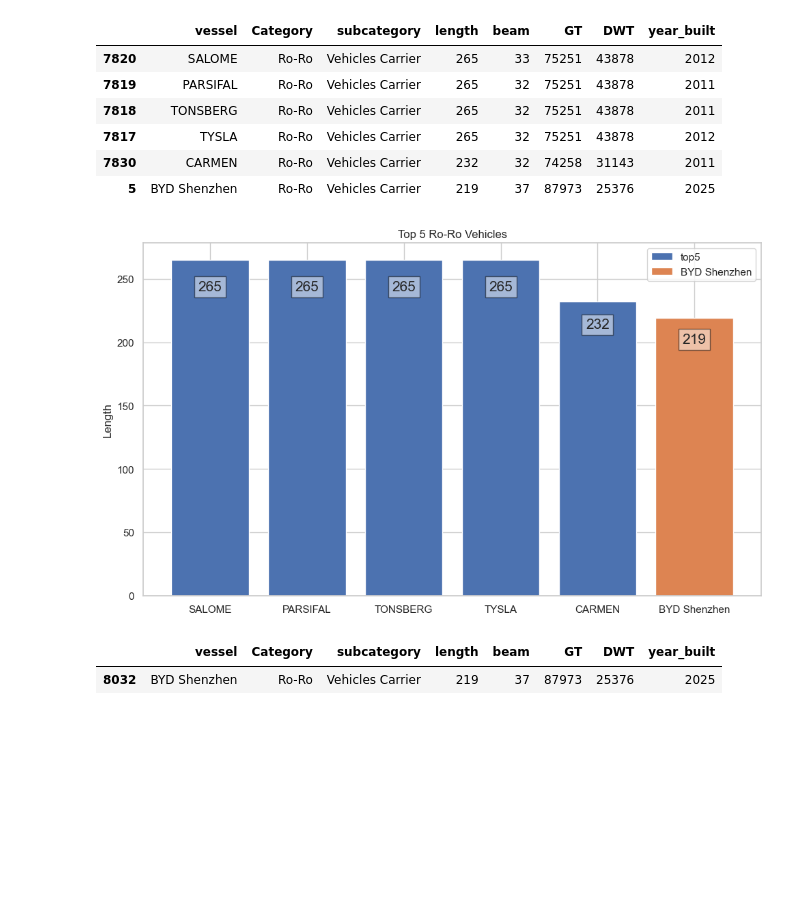
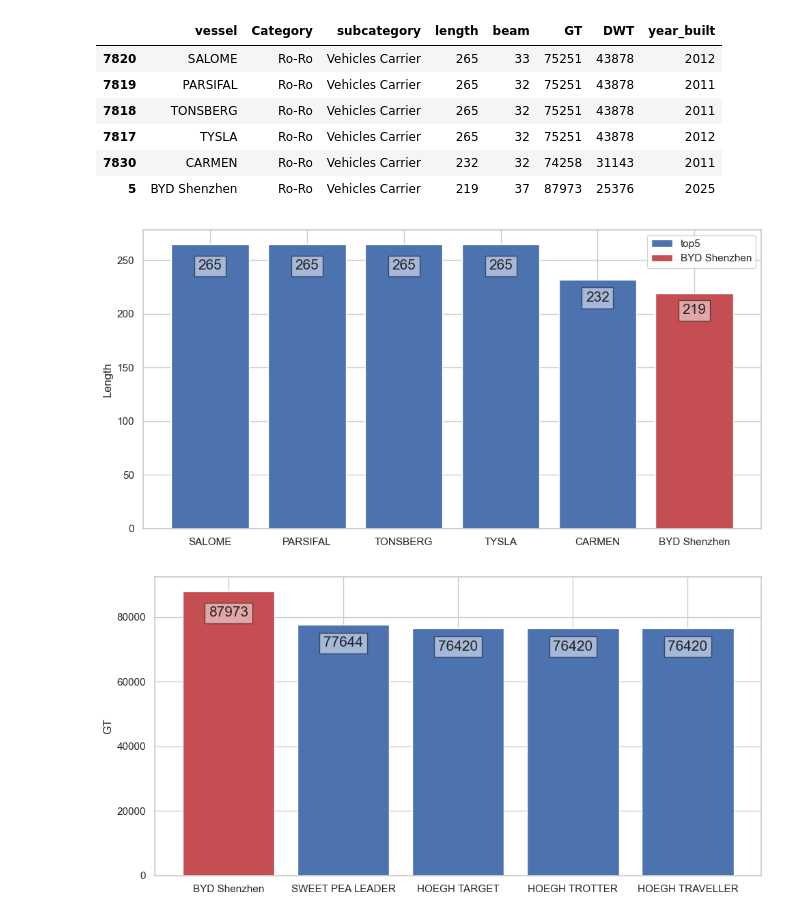
Before and after one commit to RafaPieper/Ships_Data_Analysis, a Jupyter notebook: ships-eda.ipynb, the cells around one changed output. Drawn from its saved outputs; the diff is of its cells as text; code cells hidden in the pictures; blank space fills up the shorter version.

```diff
--- a/ships-eda.ipynb
+++ b/ships-eda.ipynb
@@ -606,26 +606,21 @@ top5
 | 7830 | CARMEN | Ro-Ro | Vehicles Carrier | 232 | 32 | 74258 | 31143 | 2011 |
 | 5 | BYD Shenzhen | Ro-Ro | Vehicles Carrier | 219 | 37 | 87973 | 25376 | 2025 |
 # %%
-plt.figure(figsize=(10, 6))
+plt.figure(figsize=(10, 5))
 
 plt.bar(top5['vessel'][:-1], top5['length'][:-1], label='top5')
-plt.bar(top5['vessel'][-1:], top5['length'][-1:], label='BYD Shenzhen')
+plt.bar(top5['vessel'][-1:], top5['length'][-1:], label='BYD Shenzhen', color='r')
 plt.ylabel('Length')
-plt.title('Top 5 Ro-Ro Vehicles')
+
 
 # anootte lenght
 
 for i, (vessel, length) in enumerate(zip(top5['vessel'], top5['length'])):
     plt.text(i, length*0.9, str(length), ha='center', va='bottom', fontsize=15,
              bbox=dict(facecolor='white', edgecolor='black', alpha=0.5))
 
 plt.legend()
 plt.tight_layout()
 plt.show()
 # %% [output]
-[figure, old version]
+[figure, new version]
-# %%
-roro[ roro['vessel'] == 'BYD Shenzhen']
-# %% [output]
-|  | vessel | Category | subcategory | length | beam | GT | DWT | year_built |
-| 8032 | BYD Shenzhen | Ro-Ro | Vehicles Carrier | 219 | 37 | 87973 | 25376 | 2025 |
@@ -631,0 +629,17 @@ roro[ roro['vessel'] == 'BYD Shenzhen']
+# %%
+plt.figure(figsize=(10, 5))
+
+plt.bar(DWT_top['vessel'][:1], DWT_top['GT'][:1], label='BYD Shenzhen', color='r')
+plt.bar(DWT_top['vessel'][1:], DWT_top['GT'][1:], color='b', label='Top 5 Ro-Ro Vehicles')
+
+plt.ylabel('GT')
+
+
+for i, (vessel, GT) in enumerate(zip(DWT_top['vessel'], DWT_top['GT'])):
+    plt.text(i, GT*0.9, str(GT), ha='center', va='bottom', fontsize=15,
+             bbox=dict(facecolor='white', edgecolor='black', alpha=0.5))
+
+plt.tight_layout()
+plt.show()
+# %% [output]
+[figure, added]
```
Also changed, not shown: parts of 1 cell of this notebook.
